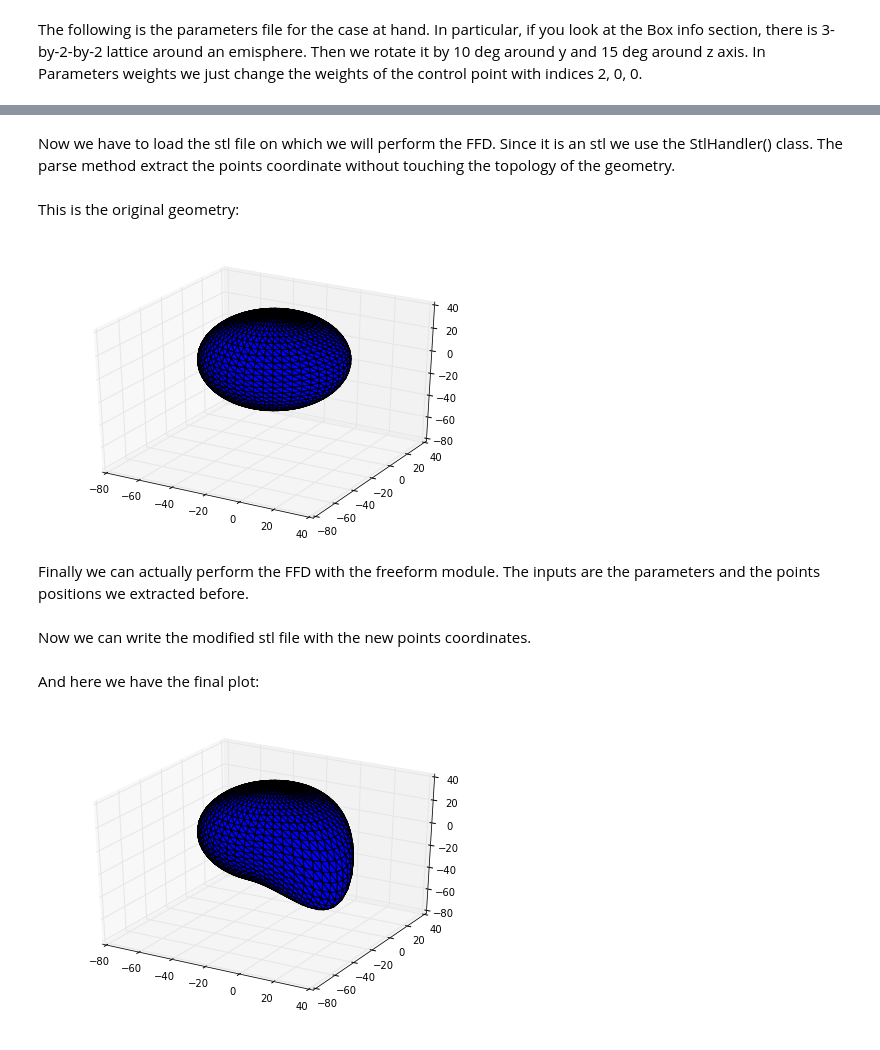
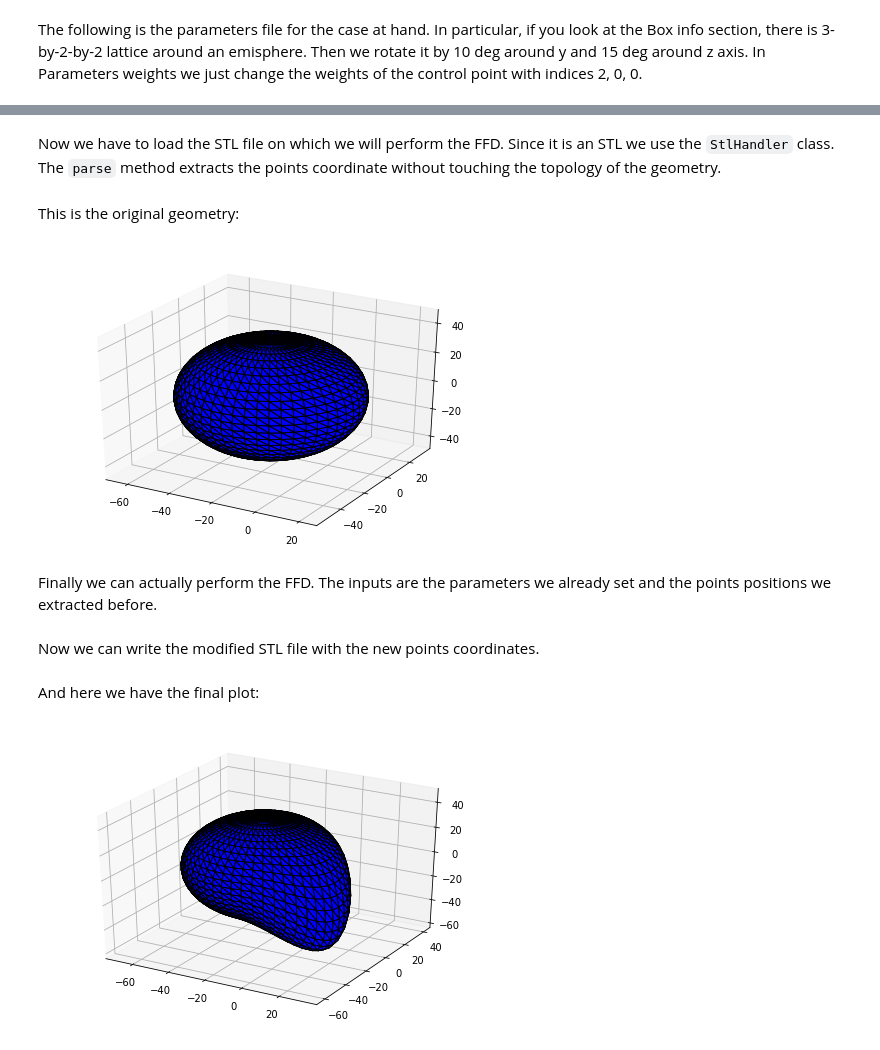
Before and after one commit to vishalbelsare/PyGeM, a Jupyter notebook: tutorials/tutorial-1-stl.ipynb, the cells around one changed output, grey strips where cells are left out. Drawn from its saved outputs; the diff is of its cells as text; code cells hidden in the pictures.

```diff
--- a/tutorials/tutorial-1-stl.ipynb
+++ b/tutorials/tutorial-1-stl.ipynb
@@ -73,14 +39,14 @@ parameter z: &nbsp;2&nbsp;&nbsp;0&nbsp;&nbsp;0&nbsp;&nbsp;-1.0
 # %% [markdown]
-Now we have to load the stl file on which we will perform the FFD. Since it is an stl we use the StlHandler() class. The parse method extract the points coordinate without touching the topology of the geometry.
+Now we have to load the STL file on which we will perform the FFD. Since it is an STL we use the `StlHandler` class. The `parse` method extracts the points coordinate without touching the topology of the geometry.
 # %%
-stl_handler = pg.stlhandler.StlHandler()
+stl_handler = StlHandler()
 mesh_points = stl_handler.parse('../tests/test_datasets/test_sphere.stl')
 # %% [markdown]
 This is the original geometry:
 # %%
-stl_handler.plot(plot_file='../tests/test_datasets/test_sphere.stl')
+fig = stl_handler.plot(plot_file='../tests/test_datasets/test_sphere.stl')
 # %% [output]
-[figure, old version]
+[figure, new version]
 # %% [markdown]
-Finally we can actually perform the FFD with the freeform module. The inputs are the parameters and the points positions we extracted before.
+Finally we can actually perform the FFD. The inputs are the parameters we already set and the points positions we extracted before.
 # %%
@@ -88,12 +54,12 @@ free_form = pg.freeform.FFD(params, mesh_points)
 free_form.perform()
 new_mesh_points = free_form.modified_mesh_points
 # %% [markdown]
-Now we can write the modified stl file with the new points coordinates.
+Now we can write the modified STL file with the new points coordinates.
 # %%
 stl_handler.write(new_mesh_points, 'test_sphere_mod.stl')
 # %% [markdown]
 And here we have the final plot:
 # %%
-stl_handler.plot(plot_file='test_sphere_mod.stl')
+fig = stl_handler.plot(plot_file='test_sphere_mod.stl')
 # %% [output]
-[figure, old version]
+[figure, new version]
```
Also changed, not shown: parts of 10 cells of this notebook, 8 other files.
